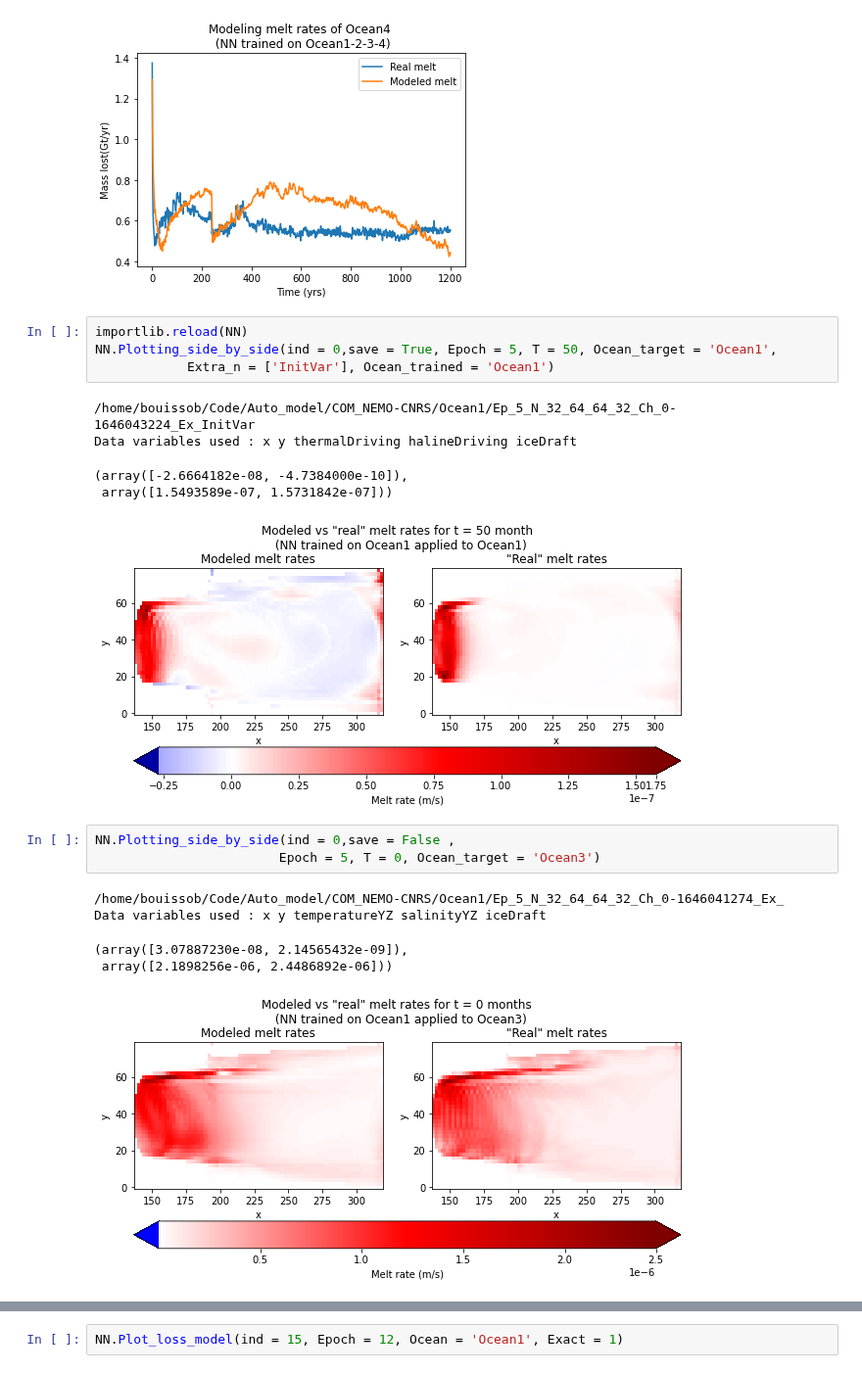
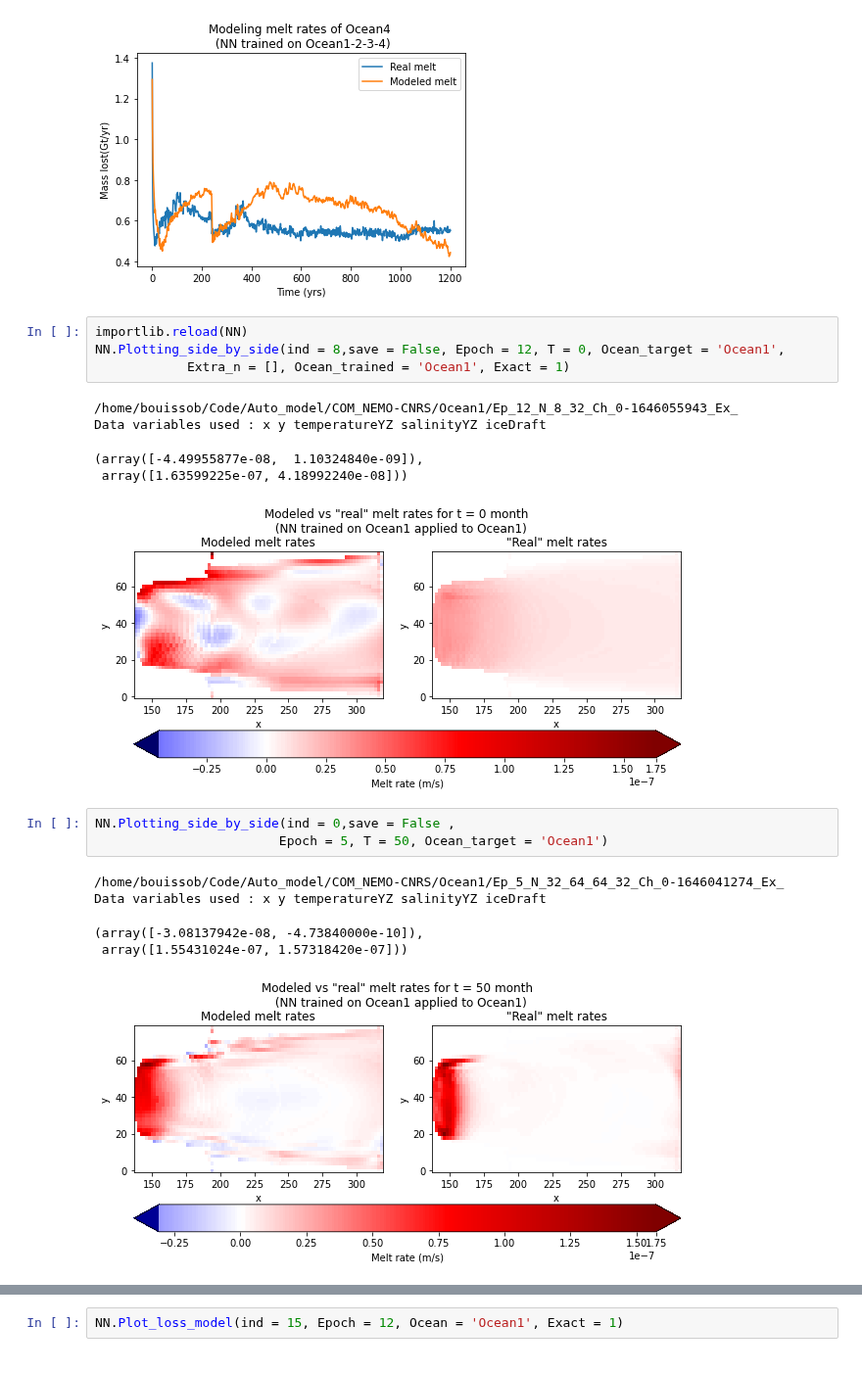
Before and after one commit to BenBouiss/NN_intern_2022, a Jupyter notebook: Class_NN_test.ipynb, the cells around one changed output, grey strips where cells are left out. Shown at 98% size. Drawn from its saved outputs; the diff is of its cells as text.

```diff
--- a/Class_NN_test.ipynb
+++ b/Class_NN_test.ipynb
@@ -79,23 +79,23 @@ Data variables used : x y temperatureYZ salinityYZ iceDraft
 [figure]
 # %%
 importlib.reload(NN)
-NN.Plotting_side_by_side(ind = 0,save = True, Epoch = 5, T = 50, Ocean_target = 'Ocean1',
-            Extra_n = ['InitVar'], Ocean_trained = 'Ocean1')
+NN.Plotting_side_by_side(ind = 8,save = False, Epoch = 12, T = 0, Ocean_target = 'Ocean1',
+            Extra_n = [], Ocean_trained = 'Ocean1', Exact = 1)
 # %% [output]
-/home/bouissob/Code/Auto_model/COM_NEMO-CNRS/Ocean1/Ep_5_N_32_64_64_32_Ch_0-1646043224_Ex_InitVar
-Data variables used : x y thermalDriving halineDriving iceDraft
+/home/bouissob/Code/Auto_model/COM_NEMO-CNRS/Ocean1/Ep_12_N_8_32_Ch_0-1646055943_Ex_
+Data variables used : x y temperatureYZ salinityYZ iceDraft
-(array([-2.6664182e-08, -4.7384000e-10]),
- array([1.5493589e-07, 1.5731842e-07]))
+(array([-4.49955877e-08,  1.10324840e-09]),
+ array([1.63599225e-07, 4.18992240e-08]))
-[figure, old version]
+[figure, new version]
 # %%
 NN.Plotting_side_by_side(ind = 0,save = False ,
-                        Epoch = 5, T = 0, Ocean_target = 'Ocean3')
+                        Epoch = 5, T = 50, Ocean_target = 'Ocean1')
 # %% [output]
 /home/bouissob/Code/Auto_model/COM_NEMO-CNRS/Ocean1/Ep_5_N_32_64_64_32_Ch_0-1646041274_Ex_
 Data variables used : x y temperatureYZ salinityYZ iceDraft
-(array([3.07887230e-08, 2.14565432e-09]),
- array([2.1898256e-06, 2.4486892e-06]))
+(array([-3.08137942e-08, -4.73840000e-10]),
+ array([1.55431024e-07, 1.57318420e-07]))
-[figure, old version]
+[figure, new version]
 # %%
 #def Compute_data_for_plotting(Epoch = 14, Ocean_trained = 'Ocean1', Type_trained = 'COM_NEMO-CNRS',
 #             Ocean_target = 'Ocean1', Type_tar = 'COM_NEMO-CNRS', message = 1):
```
Also changed, not shown: parts of 5 cells of this notebook, 3 other files.
